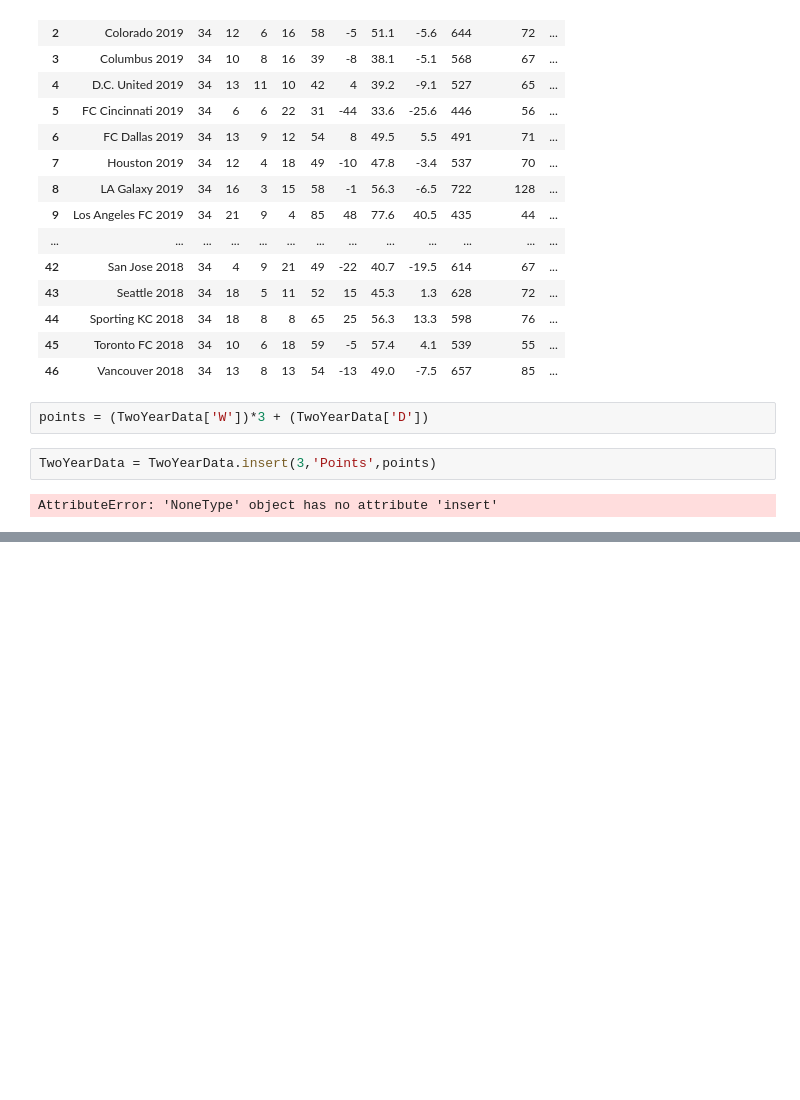
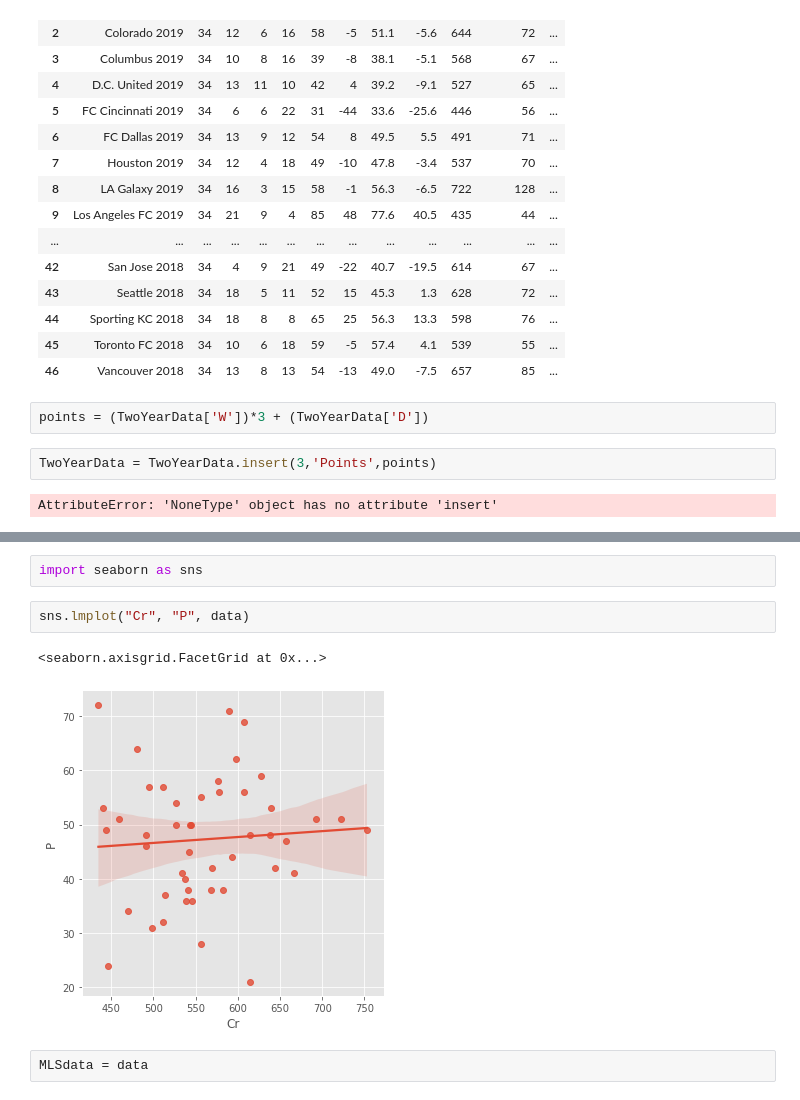
Before and after one commit to jaycohen88/MLS_Web_Scrape, a Jupyter notebook: MLS_Data_Manipulation.ipynb, the cells around one changed output, grey strips where cells are left out. Drawn from its saved outputs; the diff is of its cells as text; blank space fills up the shorter version.

```diff
--- a/MLS_Data_Manipulation.ipynb
+++ b/MLS_Data_Manipulation.ipynb
@@ -220,0 +282,9 @@ AttributeError: 'NoneType' object has no attribute 'insert'
+# %%
+import seaborn as sns
+# %%
+sns.lmplot("Cr", "P", data)
+# %% [output]
+<seaborn.axisgrid.FacetGrid at 0x...>
+[figure, added]
+# %%
+MLSdata = data
```
Also changed, not shown: parts of 13 cells of this notebook.
